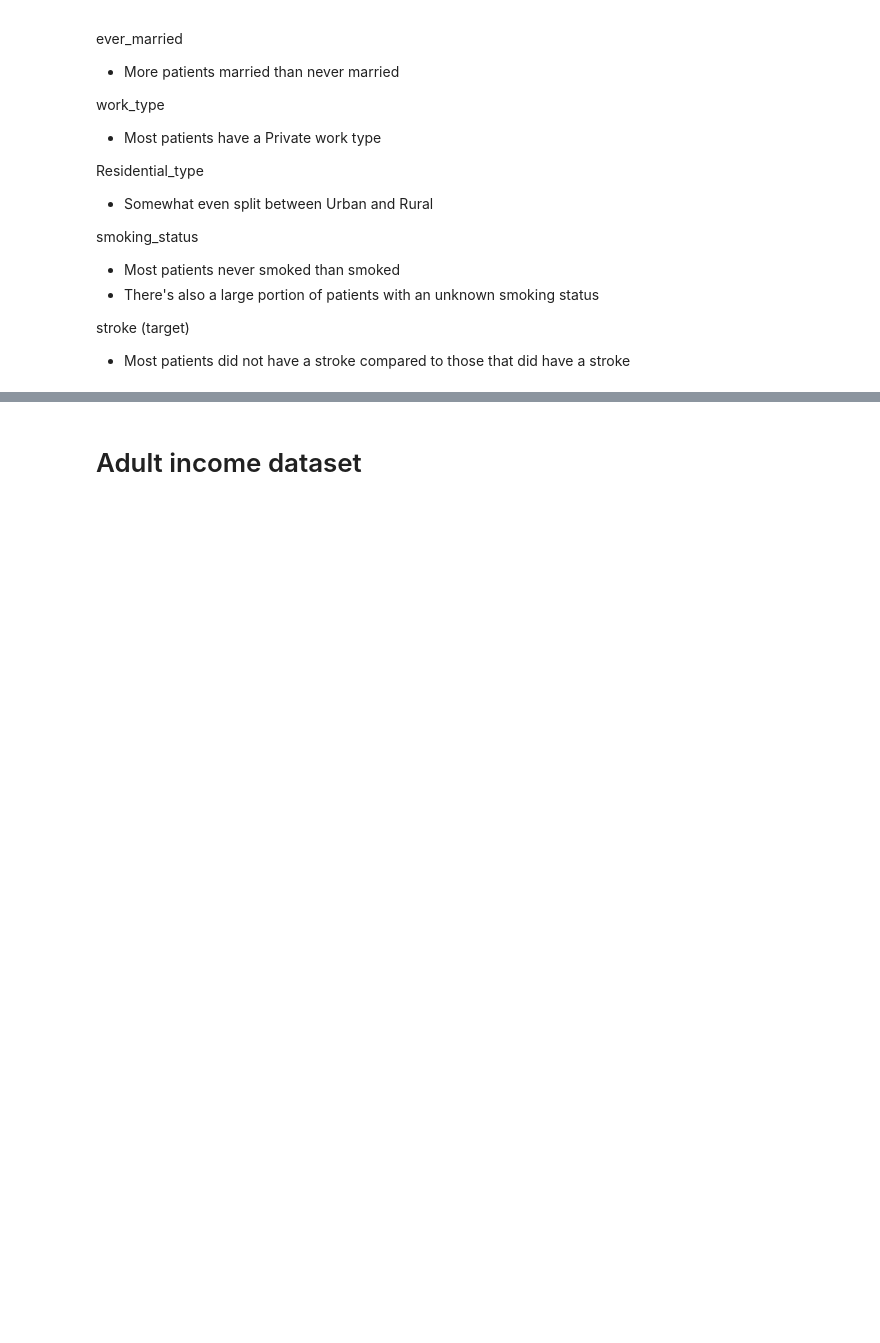
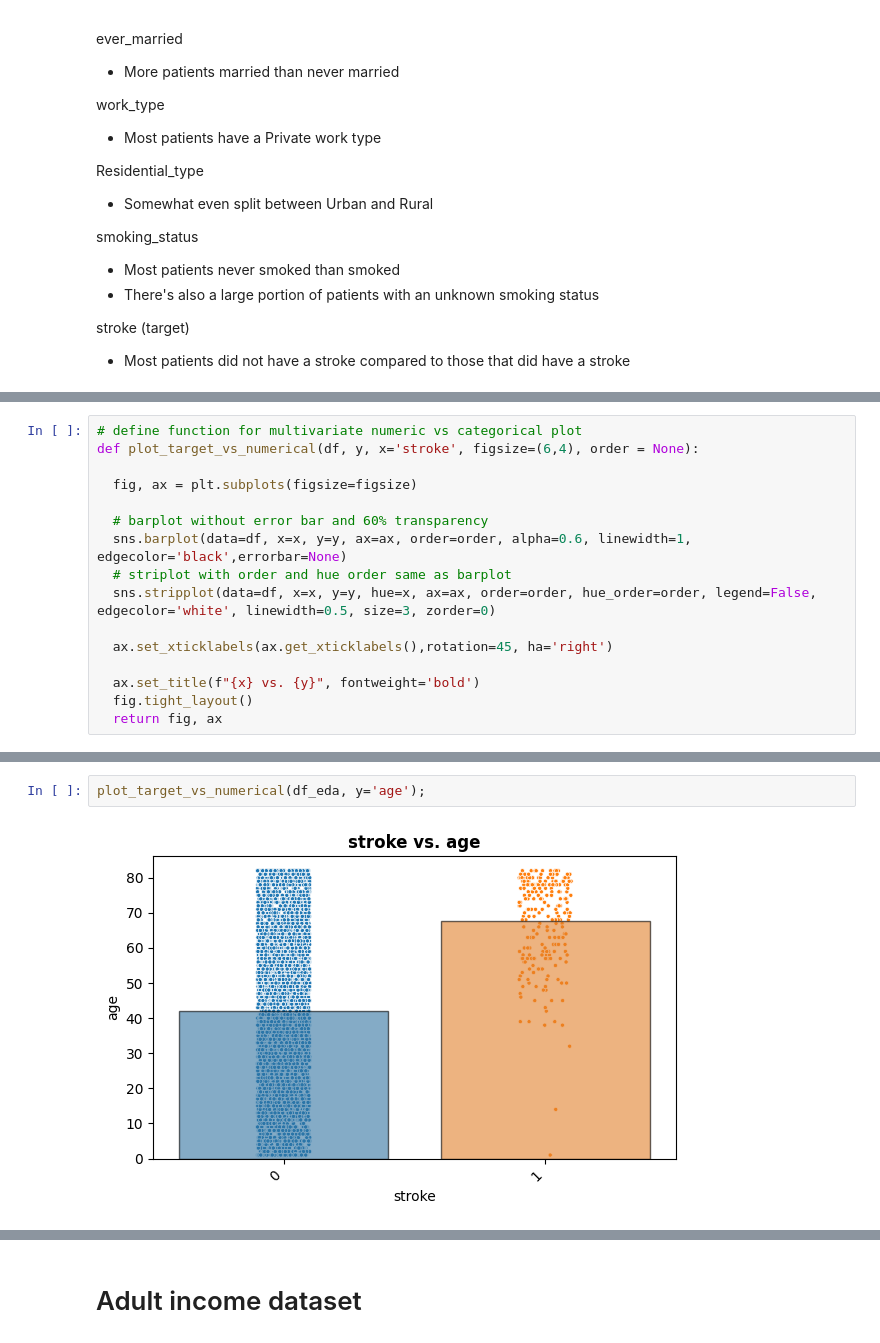
Before and after one commit to Carla9711/Machine-Learning---Classification, a Jupyter notebook: Machine_Learning_Classification.ipynb, the cells around one changed output, grey strips where cells are left out. Drawn from its saved outputs; the diff is of its cells as text; blank space fills up the shorter version.

```diff
--- a/Machine_Learning_Classification.ipynb
+++ b/Machine_Learning_Classification.ipynb
@@ -362,0 +377,16 @@ stroke (target)
+# %%
+# define function for multivariate numeric vs categorical plot
+def plot_target_vs_numerical(df, y, x='stroke', figsize=(6,4), order = None):
+
+  fig, ax = plt.subplots(figsize=figsize)
+
+  # barplot without error bar and 60% transparency
+  sns.barplot(data=df, x=x, y=y, ax=ax, order=order, alpha=0.6, linewidth=1, edgecolor='black',errorbar=None)
+  # striplot with order and hue order same as barplot
+  sns.stripplot(data=df, x=x, y=y, hue=x, ax=ax, order=order, hue_order=order, legend=False, edgecolor='white', linewidth=0.5, size=3, zorder=0)
+
+  ax.set_xticklabels(ax.get_xticklabels(),rotation=45, ha='right')
+
+  ax.set_title(f"{x} vs. {y}", fontweight='bold')
+  fig.tight_layout()
+  return fig, ax
@@ -362,0 +402,4 @@ stroke (target)
+# %%
+plot_target_vs_numerical(df_eda, y='age');
+# %% [output]
+[figure, added]
```
Also changed, not shown: parts of 7 cells of this notebook.
